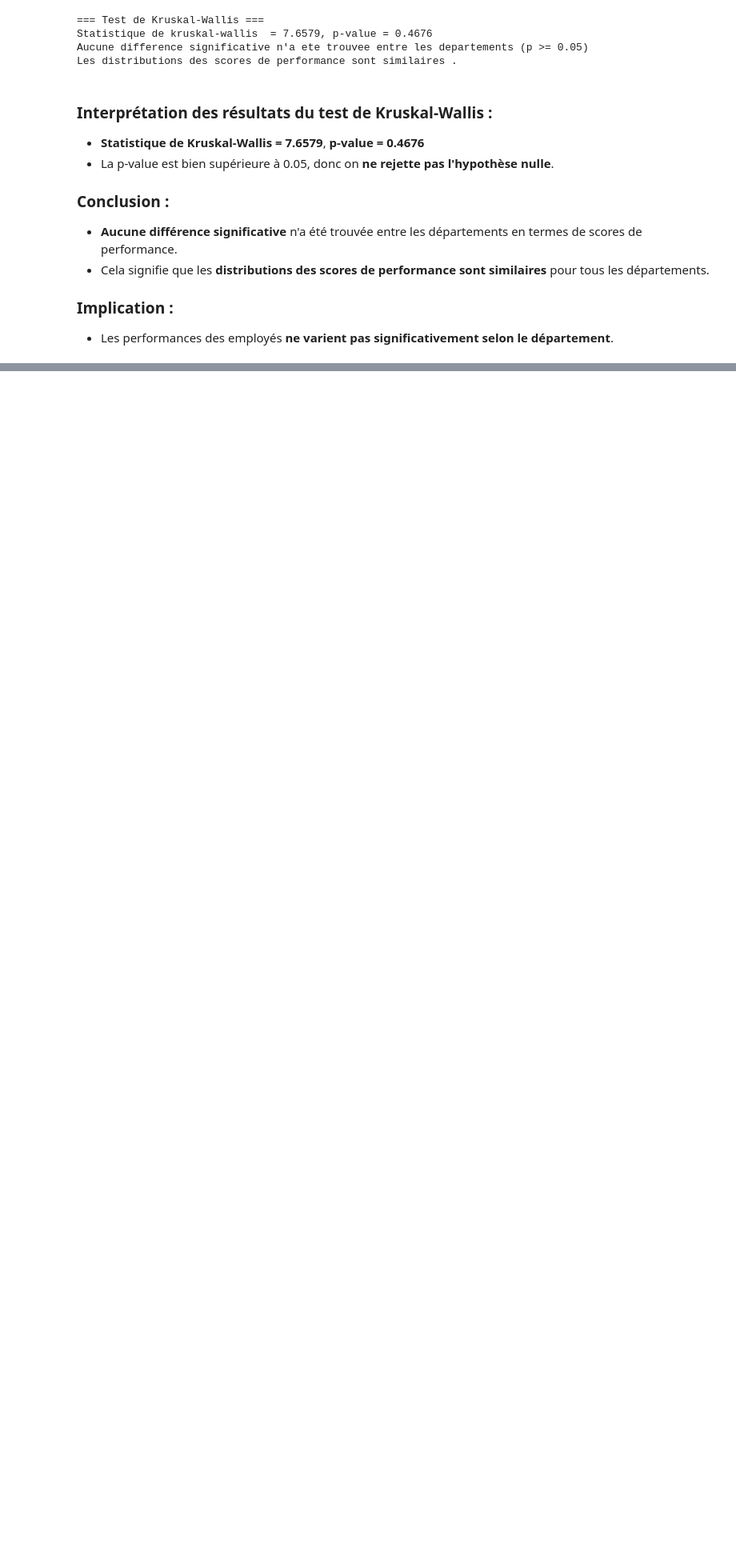
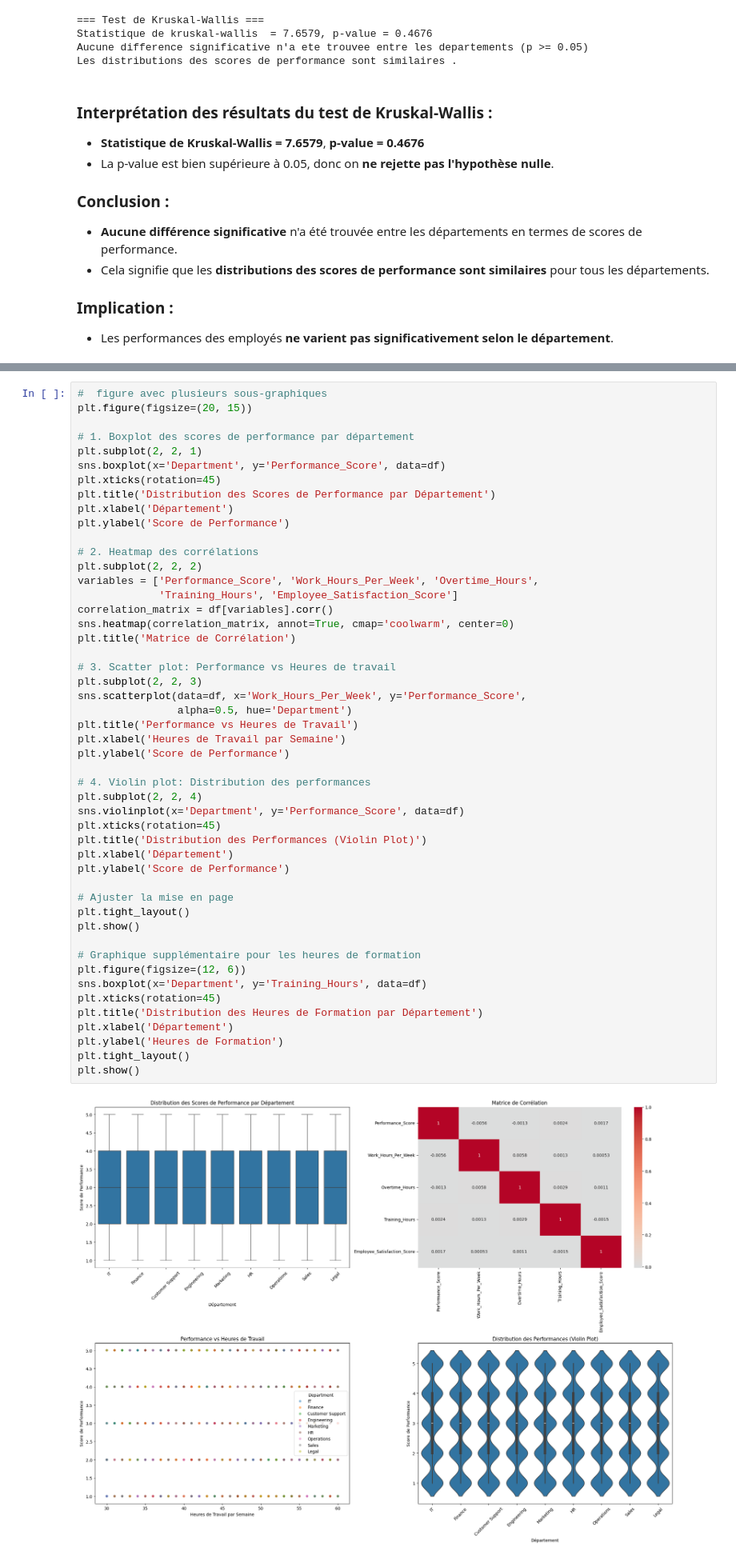
Before and after one commit to Darys21/performance-score-analysis, a Jupyter notebook: diff_employee_perf.ipynb, the cells around one changed output, grey strips where cells are left out. Shown at 80% size. Saved outputs shown, nothing was run; the diff lists cells and outputs as text; blank space fills up the shorter version.

Commit message:
visualisation et recommandations final du projet

```diff
--- a/diff_employee_perf.ipynb
+++ b/diff_employee_perf.ipynb
@@ -320,0 +394,51 @@ dans notre cas pour repondre a notre probleme ce sera par exemple sur
+# %%
+#  figure avec plusieurs sous-graphiques
+plt.figure(figsize=(20, 15))
+
+# 1. Boxplot des scores de performance par département
+plt.subplot(2, 2, 1)
+sns.boxplot(x='Department', y='Performance_Score', data=df)
+plt.xticks(rotation=45)
+plt.title('Distribution des Scores de Performance par Département')
+plt.xlabel('Département')
+plt.ylabel('Score de Performance')
+
+# 2. Heatmap des corrélations
+plt.subplot(2, 2, 2)
+variables = ['Performance_Score', 'Work_Hours_Per_Week', 'Overtime_Hours',
+             'Training_Hours', 'Employee_Satisfaction_Score']
+correlation_matrix = df[variables].corr()
+sns.heatmap(correlation_matrix, annot=True, cmap='coolwarm', center=0)
+plt.title('Matrice de Corrélation')
+
+# 3. Scatter plot: Performance vs Heures de travail
+plt.subplot(2, 2, 3)
+sns.scatterplot(data=df, x='Work_Hours_Per_Week', y='Performance_Score',
+                alpha=0.5, hue='Department')
+plt.title('Performance vs Heures de Travail')
+plt.xlabel('Heures de Travail par Semaine')
+plt.ylabel('Score de Performance')
+
+# 4. Violin plot: Distribution des performances
+plt.subplot(2, 2, 4)
+sns.violinplot(x='Department', y='Performance_Score', data=df)
+plt.xticks(rotation=45)
+plt.title('Distribution des Performances (Violin Plot)')
+plt.xlabel('Département')
+plt.ylabel('Score de Performance')
+
+# Ajuster la mise en page
+plt.tight_layout()
+plt.show()
+
+# Graphique supplémentaire pour les heures de formation
+plt.figure(figsize=(12, 6))
+sns.boxplot(x='Department', y='Training_Hours', data=df)
+plt.xticks(rotation=45)
+plt.title('Distribution des Heures de Formation par Département')
+plt.xlabel('Département')
+plt.ylabel('Heures de Formation')
+plt.tight_layout()
+plt.show()
+# %% [output]
+[figure, added]
```
Also changed, not shown: parts of 8 cells of this notebook, 1 other file.
